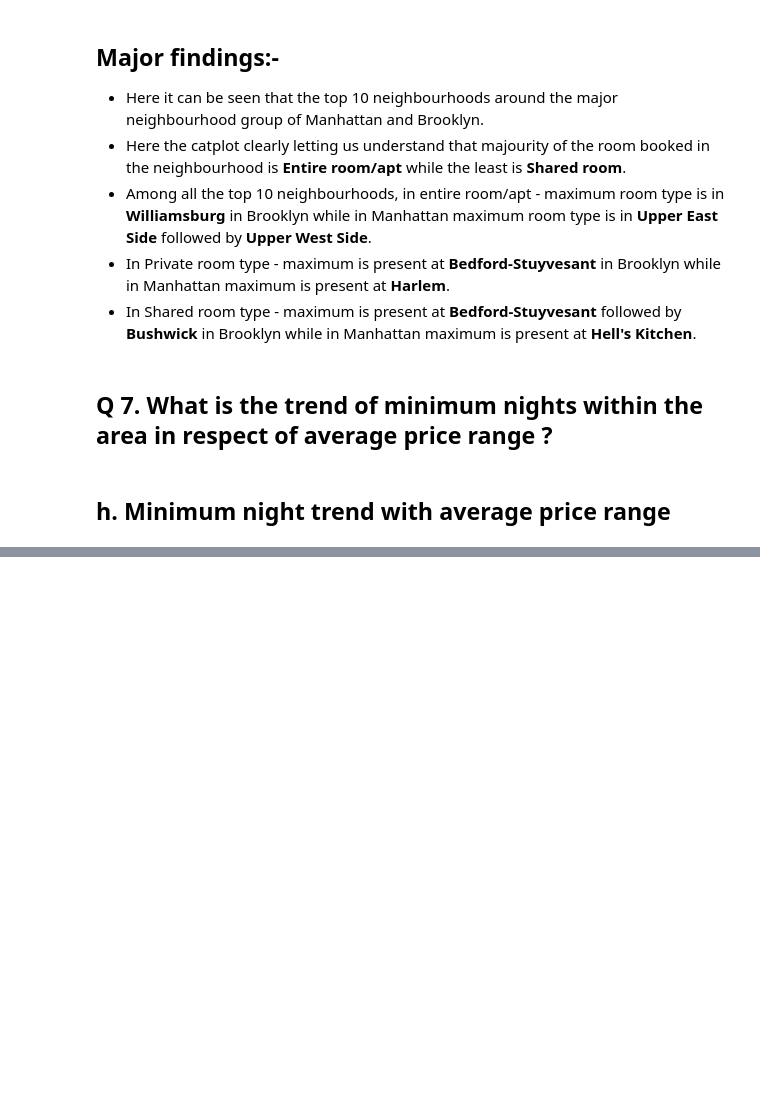
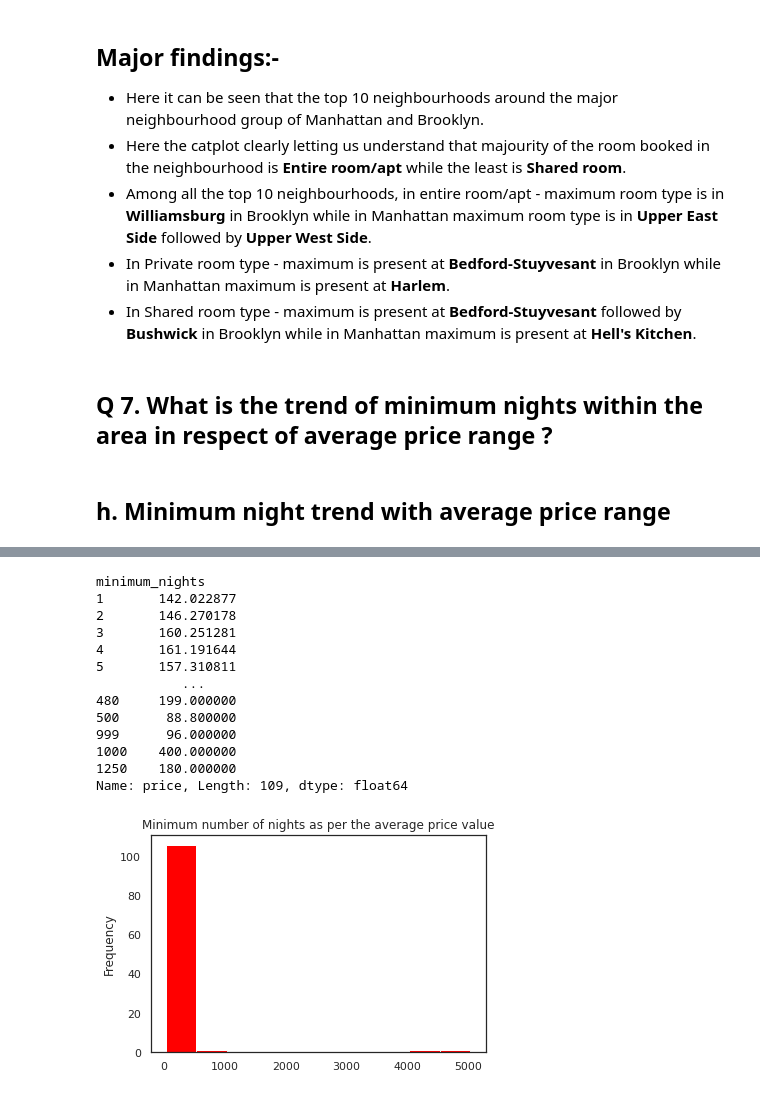
Before and after one commit to Darsh66/Airbnb-Booking-Analysis, a Jupyter notebook: Darshan_Capstone_Airbnb_Booking_Analysis.ipynb, the cells around one changed output, grey strips where cells are left out. Drawn from its saved outputs; the diff is of its cells as text; code cells hidden in the pictures; blank space fills up the shorter version.

```diff
--- a/Darshan_Capstone_Airbnb_Booking_Analysis.ipynb
+++ b/Darshan_Capstone_Airbnb_Booking_Analysis.ipynb
@@ -863,0 +902,25 @@ ax.set_xticklabels(rotation=90)
+# %%
+# Plot 14
+#Finding out the total unique values of minimum number of nights as per the average price value
+df5 = df.groupby('minimum_nights')['price'].mean()
+print(df5)
+#Displaying in histogram plot
+df5.plot(kind='hist', x = 'price' , y = 'minimum_nights', color='red')
+plt.title("Minimum number of nights as per the average price value", loc="center")
+sns.set(rc={'figure.figsize': (10,8)})
+sns.set_style('white')
+# %% [output]
+minimum_nights
+1       142.022877
+2       146.270178
+3       160.251281
+4       161.191644
+5       157.310811
+           ...
+480     199.000000
+500      88.800000
+999      96.000000
+1000    400.000000
+1250    180.000000
+Name: price, Length: 109, dtype: float64
+[figure, added]
```
Also changed, not shown: parts of 17 cells of this notebook.
